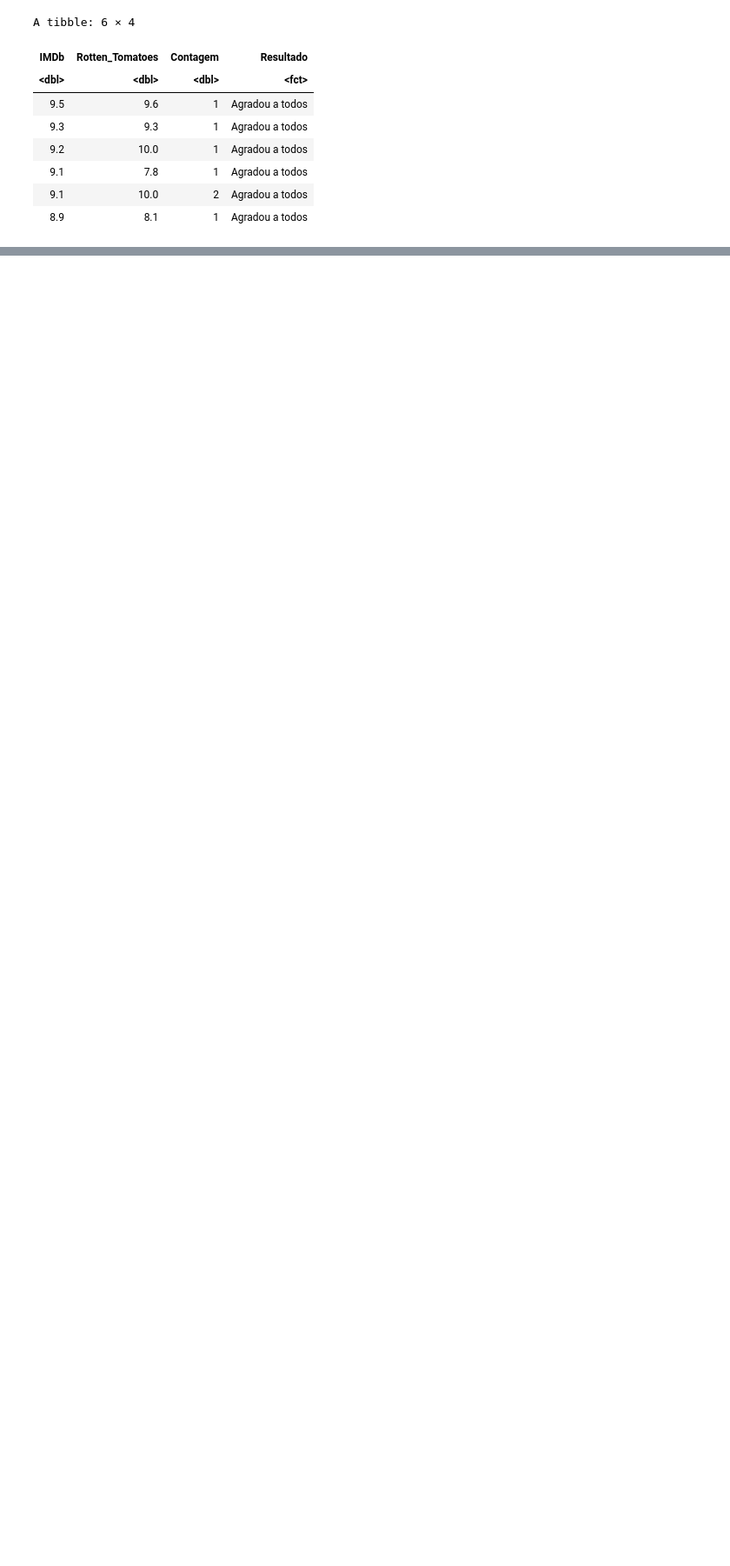
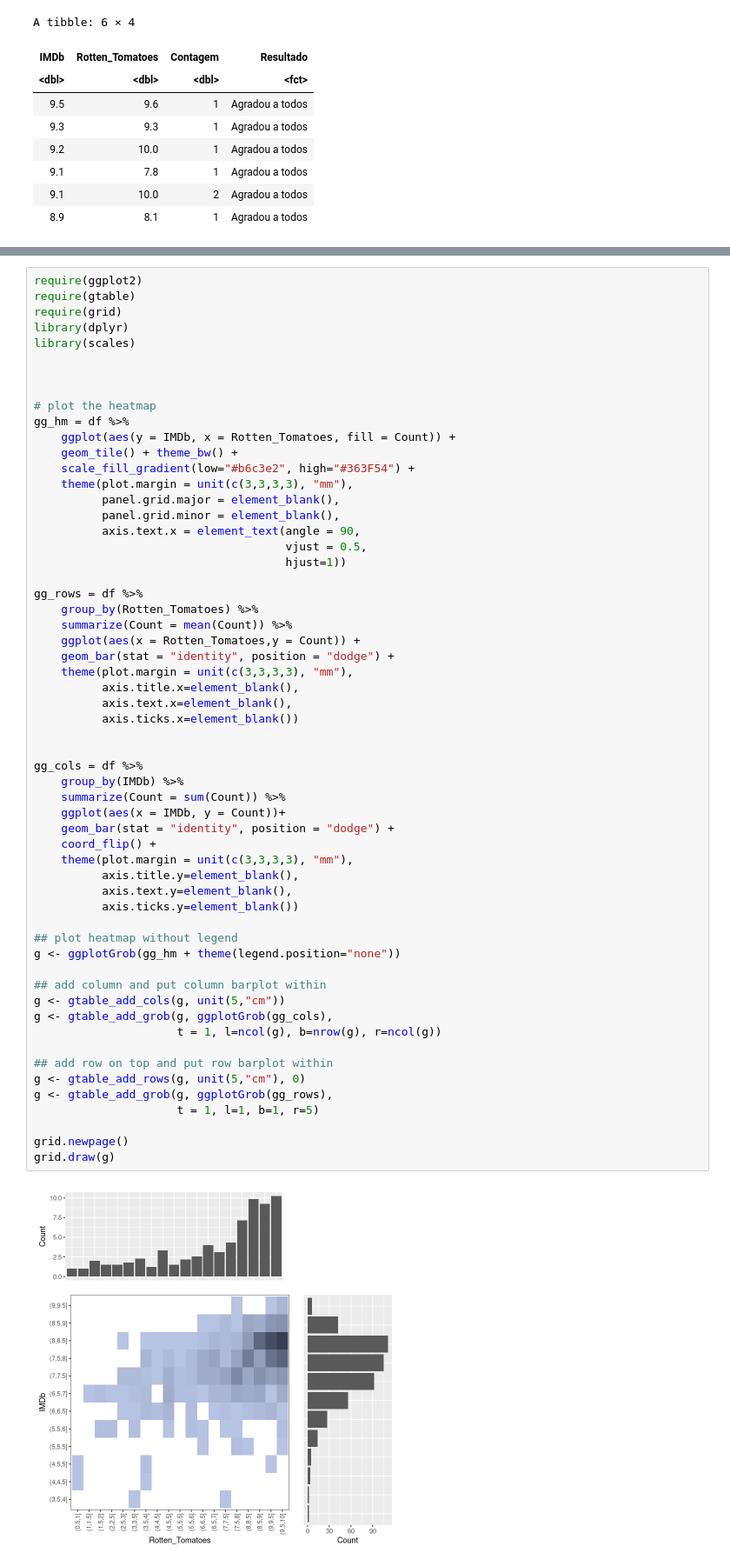
Before and after one commit to igorcj/AEDV, a Jupyter notebook: A2/Michels.ipynb, the cells around one changed output, grey strips where cells are left out. Shown at 87% size. Drawn from its saved outputs; the diff is of its cells as text; blank space fills up the shorter version.

```diff
--- a/A2/Michels.ipynb
+++ b/A2/Michels.ipynb
@@ -140,0 +155,60 @@ ERROR: Error: package or namespace load failed for 'ggExtra' in loadNamespace(i,
+# %%
+require(ggplot2)
+require(gtable)
+require(grid)
+library(dplyr)
+library(scales)
+
+
+
+# plot the heatmap
+gg_hm = df %>%
+    ggplot(aes(y = IMDb, x = Rotten_Tomatoes, fill = Count)) +
+    geom_tile() + theme_bw() +
+    scale_fill_gradient(low="#b6c3e2", high="#363F54") +
+    theme(plot.margin = unit(c(3,3,3,3), "mm"),
+          panel.grid.major = element_blank(),
+          panel.grid.minor = element_blank(),
+          axis.text.x = element_text(angle = 90,
+                                     vjust = 0.5,
+                                     hjust=1))
+
+gg_rows = df %>%
+    group_by(Rotten_Tomatoes) %>%
+    summarize(Count = mean(Count)) %>%
+    ggplot(aes(x = Rotten_Tomatoes,y = Count)) +
+    geom_bar(stat = "identity", position = "dodge") +
+    theme(plot.margin = unit(c(3,3,3,3), "mm"),
+          axis.title.x=element_blank(),
+          axis.text.x=element_blank(),
+          axis.ticks.x=element_blank())
+
+
+gg_cols = df %>%
+    group_by(IMDb) %>%
+    summarize(Count = sum(Count)) %>%
+    ggplot(aes(x = IMDb, y = Count))+
+    geom_bar(stat = "identity", position = "dodge") +
+    coord_flip() +
+    theme(plot.margin = unit(c(3,3,3,3), "mm"),
+          axis.title.y=element_blank(),
+          axis.text.y=element_blank(),
+          axis.ticks.y=element_blank())
+
+## plot heatmap without legend
+g <- ggplotGrob(gg_hm + theme(legend.position="none"))
+
+## add column and put column barplot within
+g <- gtable_add_cols(g, unit(5,"cm"))
+g <- gtable_add_grob(g, ggplotGrob(gg_cols),
+                     t = 1, l=ncol(g), b=nrow(g), r=ncol(g))
+
+## add row on top and put row barplot within
+g <- gtable_add_rows(g, unit(5,"cm"), 0)
+g <- gtable_add_grob(g, ggplotGrob(gg_rows),
+                     t = 1, l=1, b=1, r=5)
+
+grid.newpage()
+grid.draw(g)
+# %% [output]
+[figure, added]
```
Also changed, not shown: parts of 7 cells of this notebook.
